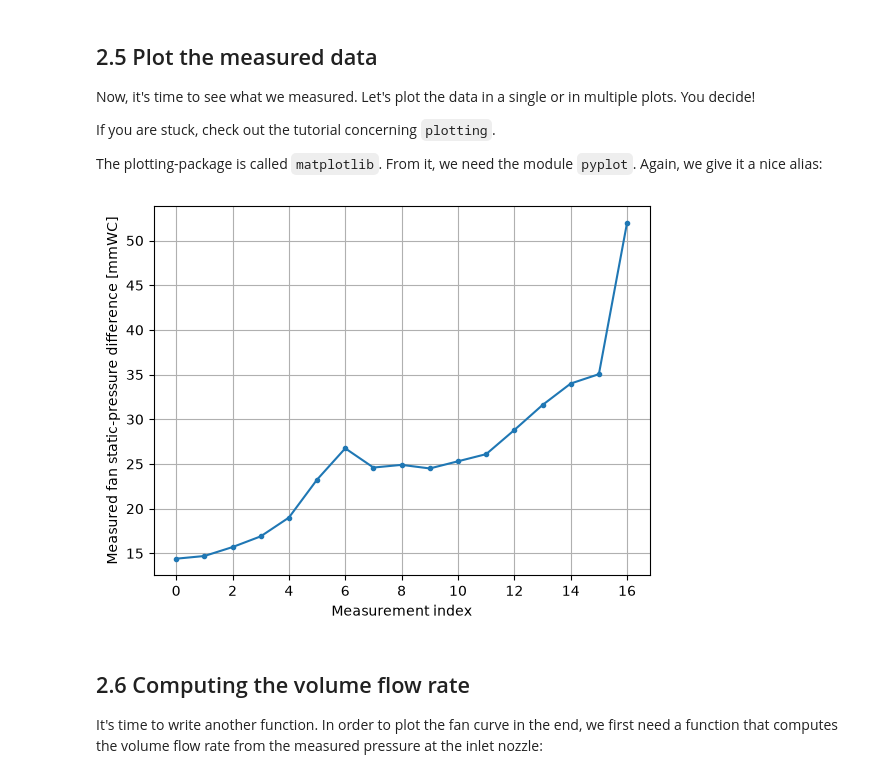
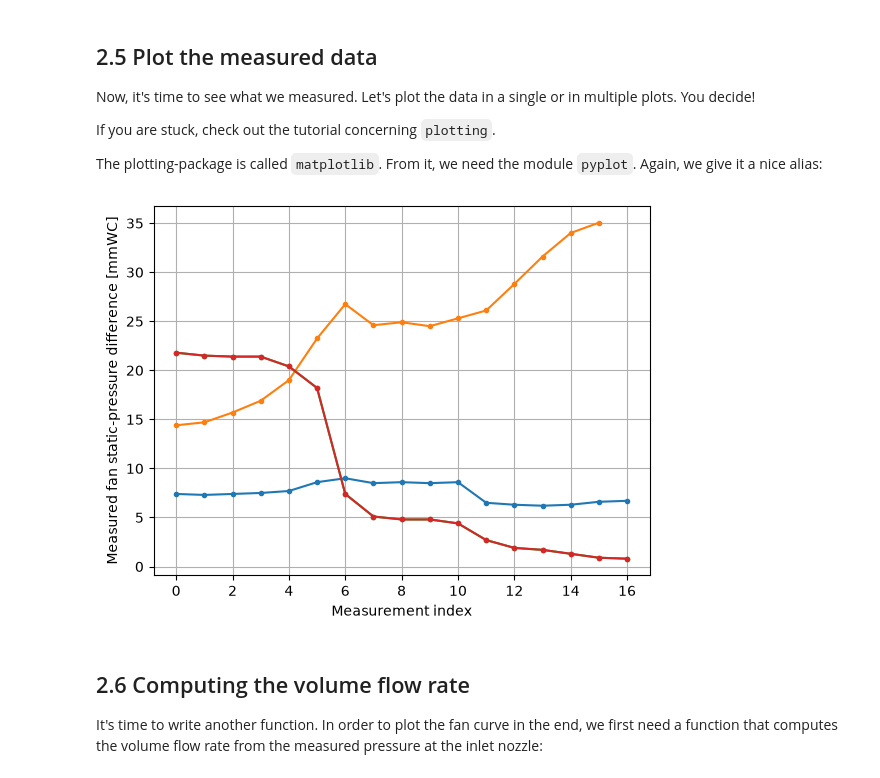
Before and after one commit to LOP-POL/MUP_LAB_FAN, a Jupyter notebook: LabCourse_PythonEvaluation_SOLVED.ipynb, the cells around one changed output. Saved outputs shown, nothing was run; the diff lists cells and outputs as text; code cells hidden in the pictures.

```diff
--- a/LabCourse_PythonEvaluation_SOLVED.ipynb
+++ b/LabCourse_PythonEvaluation_SOLVED.ipynb
@@ -184,8 +183,8 @@ We call the function `read_csv` from the package. It returns the object of type
 # %%
 import pandas as pd
 
-df1 = pd.read_csv('Fan_C.csv', delimiter=',', decimal='.')
-df2 = pd.read_csv('Fan_A.csv', delimiter=',', decimal='.')
+df2 = pd.read_csv('Fan_C.csv', delimiter=',', decimal='.')
+df1 = pd.read_csv('Fan_A.csv', delimiter=',', decimal='.')
 
 # show the column (names) of the "dataframe 1" (df1):
 df1.columns
@@ -311,8 +309,10 @@ assertion.assert_mmWC_to_Pa(mmWC_to_Pa)
 Your implementation gives correct results. Well done.
 # %%
 # Example: convert the measured static pressure values of fan 1.
-dp_nozzle_measured = df1['nozzle_static_p']
+dp_nozzle1_measured = df1['nozzle_static_p']
+dp_nozzle2_measured = df1['nozzle_static_p']
 dp_fan_1_measured = df1['fan_static_p']
+dp_fan_2_measured = df2['fan_static_p']
 dp_fan = mmWC_to_Pa(dp_fan_1_measured)
 dp_fan.head()
 # %% [output]
@@ -335,13 +335,16 @@ import matplotlib.pyplot as plt
 # %%
 plt.figure()
 plt.plot(dp_fan_1_measured, '.-')
+plt.plot(dp_fan_2_measured, '.-')
+plt.plot(dp_nozzle1_measured, '.-')
+plt.plot(dp_nozzle2_measured, '.-')
 plt.xlabel('Measurement index')
 plt.ylabel('Measured fan static-pressure difference [mmWC]')
 plt.grid(True)
 plt.savefig('dp_fan_1_measured.png', dpi=300, bbox_inches='tight')
 plt.show()
 # %% [output]
-[figure, old version]
+[figure, new version]
 # %% [markdown]
 ## 2.6 Computing the volume flow rate
 
```
Also changed, not shown: parts of 7 cells of this notebook, 1 other file.
